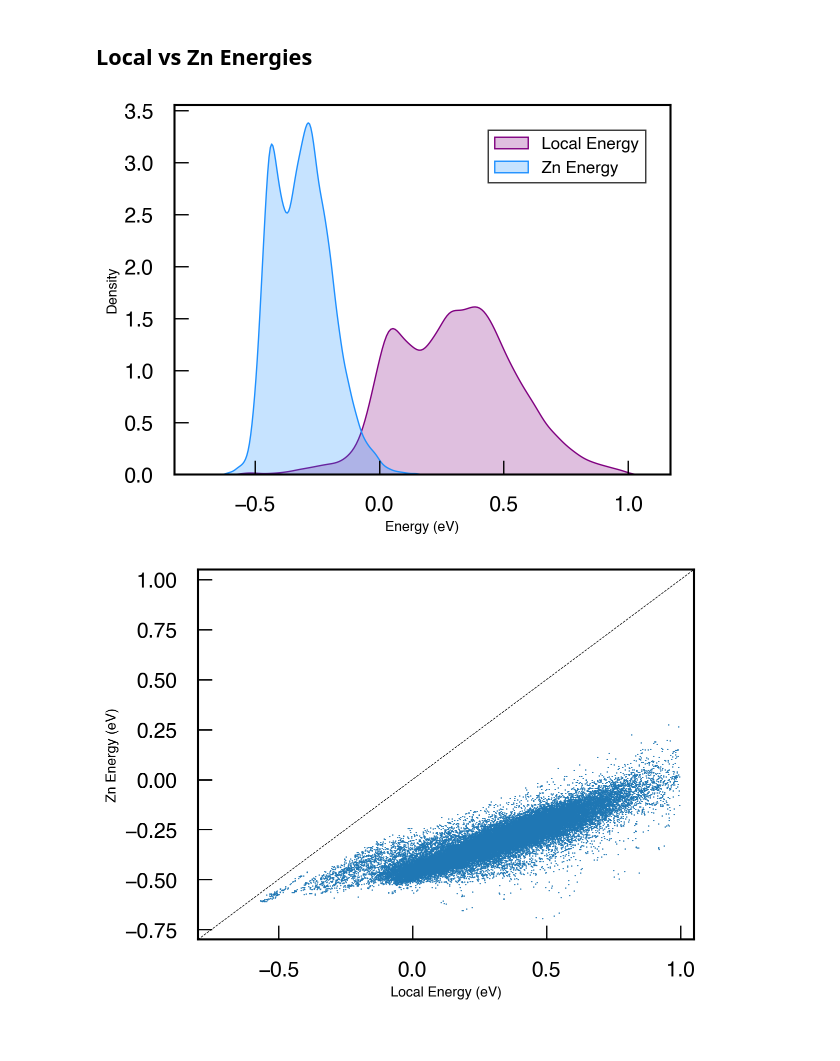
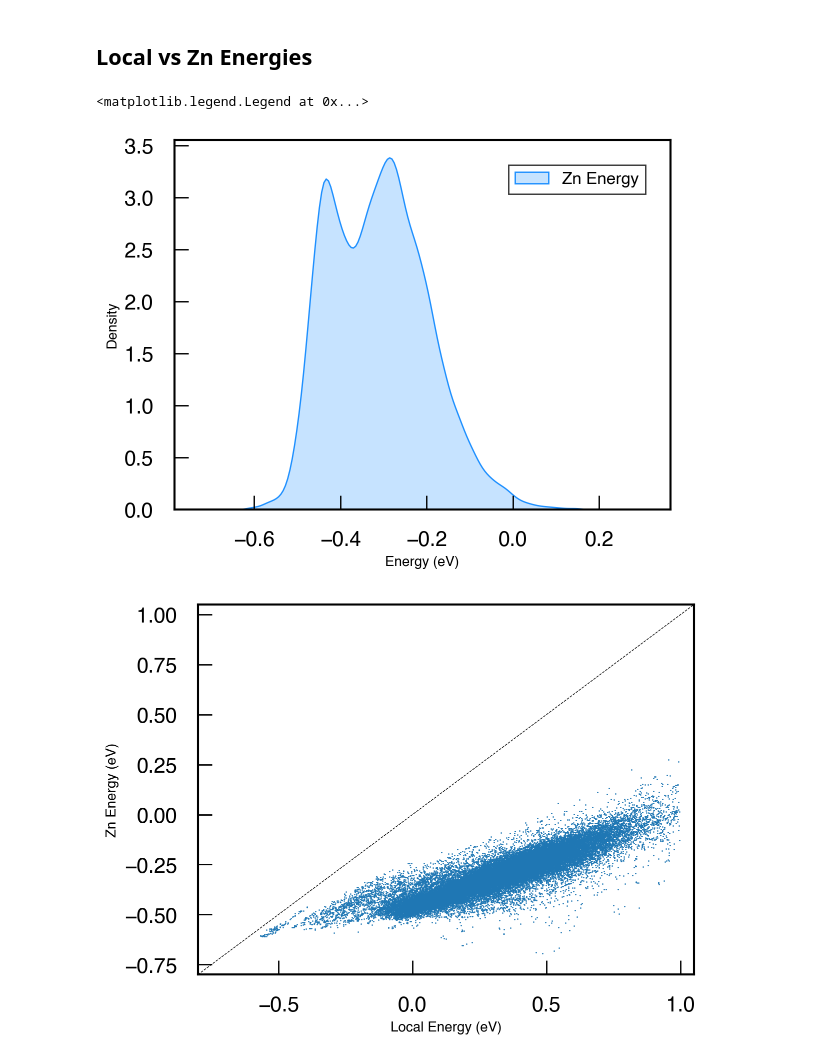
Before and after one commit to ZoeFaureBeaulieu/cg-gpr, a Jupyter notebook: notebooks/energy_distribution.ipynb, the cells around one changed output. Drawn from its saved outputs; the diff is of its cells as text; code cells hidden in the pictures.

```diff
--- a/notebooks/energy_distribution.ipynb
+++ b/notebooks/energy_distribution.ipynb
@@ -107,13 +107,14 @@ all_zn_energies = np.concatenate(energies)
 # %%
 import seaborn as sns
 
-sns.kdeplot(all_local_energies,fill=True,color='purple',label='Local Energy')
+# sns.kdeplot(all_local_energies,fill=True,color='purple',label='Local Energy')
 sns.kdeplot(all_zn_energies,fill=True,color='dodgerblue',label='Zn Energy')
 plt.xlabel('Energy (eV)')
 plt.legend()
-plt.savefig('energy_distribution.png',dpi=300,bbox_inches='tight')
+# plt.savefig('energy_distribution.png',dpi=300,bbox_inches='tight')
 # %% [output]
+<matplotlib.legend.Legend at 0x...>
-[figure, old version]
+[figure, new version]
 # %%
 plt.scatter(all_local_energies,all_zn_energies,s=1,linewidths=0)
 plt.xlabel('Local Energy (eV)')
```
Also changed, not shown: 23 other files.
